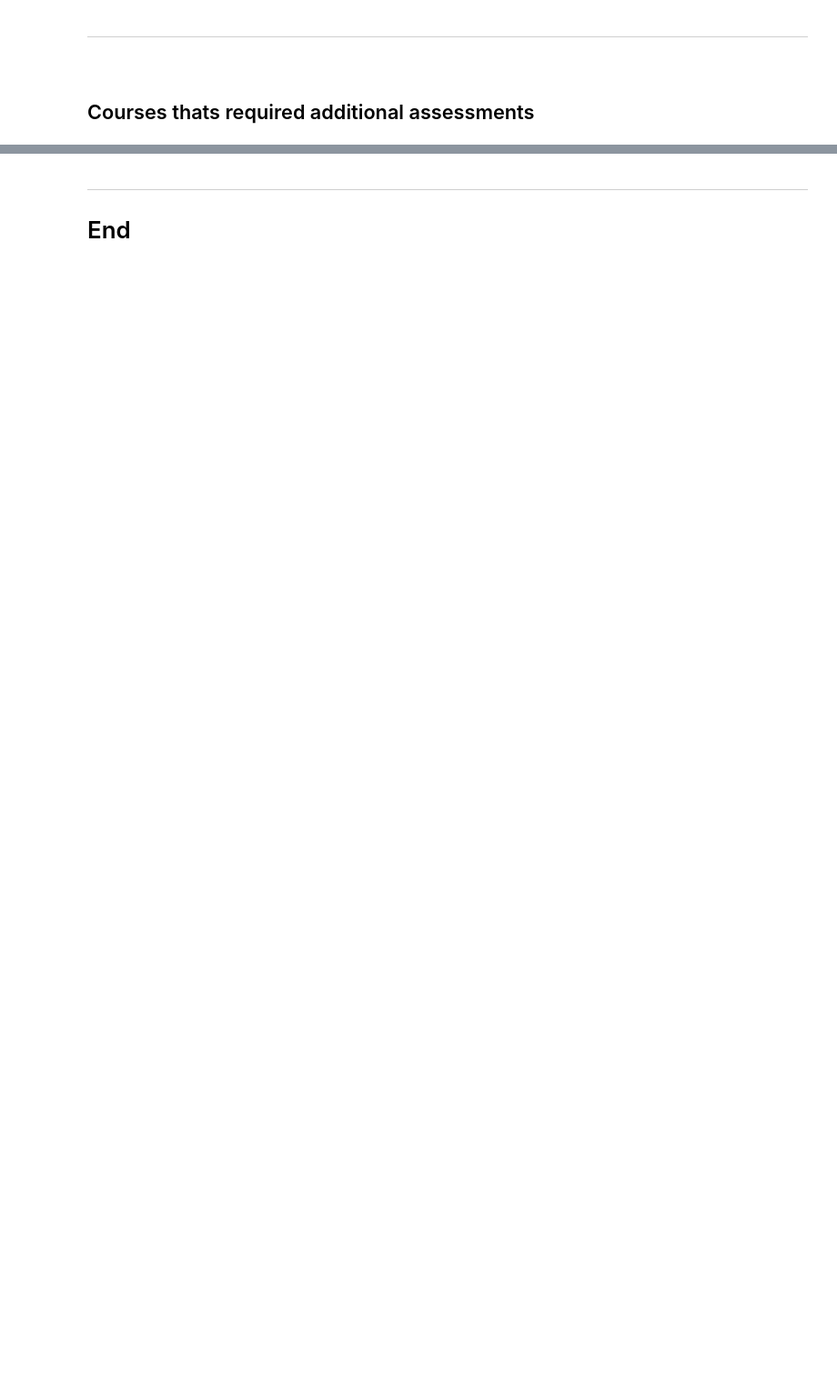
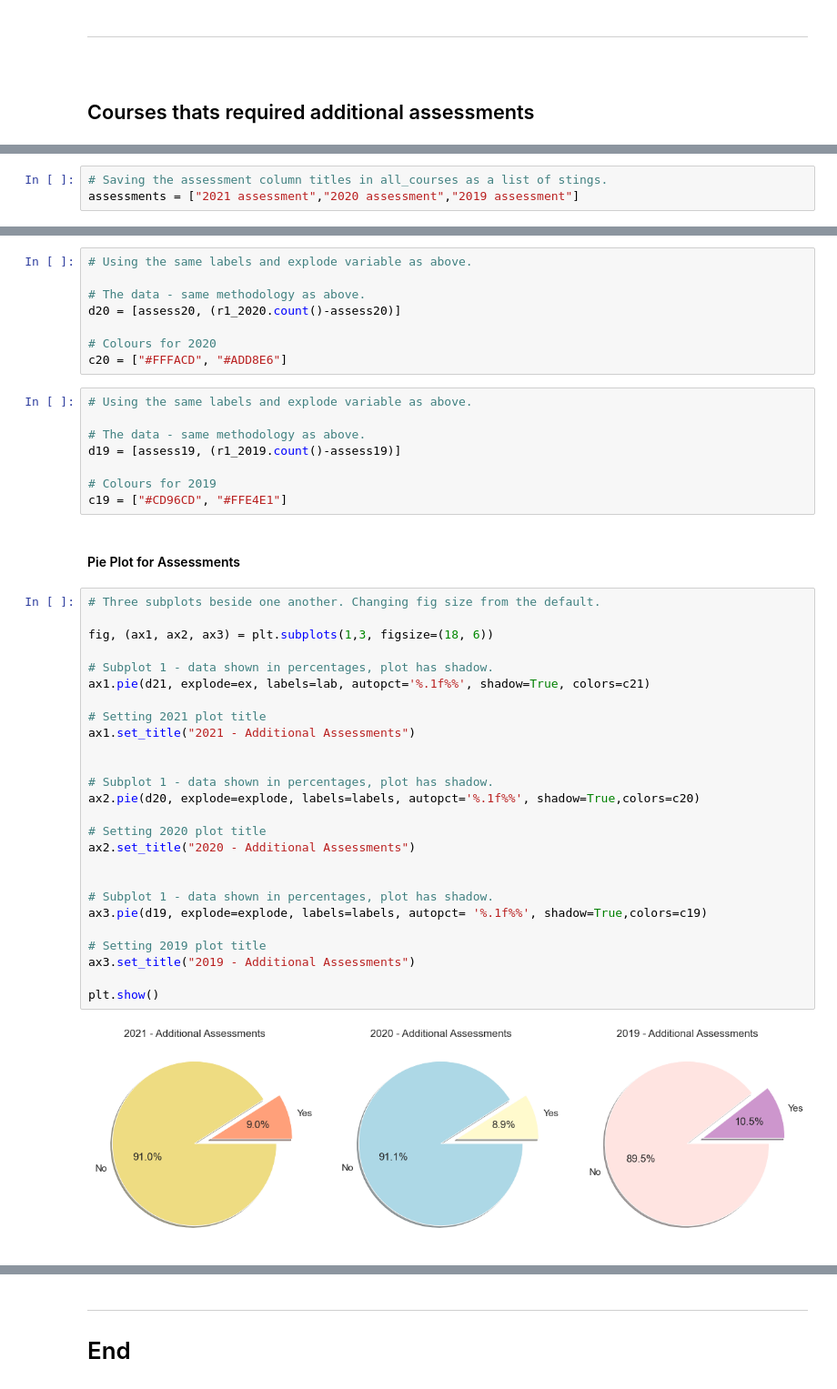
Before and after one commit to RYANCOX00/Fundamentals_of_DA, a Jupyter notebook: cao.ipynb, the cells around one changed output, grey strips where cells are left out. Shown at 91% size. Saved outputs shown, nothing was run; the diff lists cells and outputs as text; blank space fills up the shorter version.

```diff
--- a/cao.ipynb
+++ b/cao.ipynb
@@ -832 +834,4 @@ assess21, assess20, assess19 = all_courses[assessments].sum()
+# %%
+# Saving the assessment column titles in all_courses as a list of stings.
+assessments = ["2021 assessment","2020 assessment","2019 assessment"]
 # %%
@@ -842,0 +854,46 @@ In 2019, 95 courses had an additional assessments.
+# %%
+# Using the same labels and explode variable as above.
+
+# The data - same methodology as above.
+d20 = [assess20, (r1_2020.count()-assess20)]
+
+# Colours for 2020
+c20 = ["#FFFACD", "#ADD8E6"]
+# %%
+# Using the same labels and explode variable as above.
+
+# The data - same methodology as above.
+d19 = [assess19, (r1_2019.count()-assess19)]
+
+# Colours for 2019
+c19 = ["#CD96CD", "#FFE4E1"]
+# %% [markdown]
+#### Pie Plot for Assessments
+# %%
+# Three subplots beside one another. Changing fig size from the default.
+
+fig, (ax1, ax2, ax3) = plt.subplots(1,3, figsize=(18, 6))
+
+# Subplot 1 - data shown in percentages, plot has shadow.
+ax1.pie(d21, explode=ex, labels=lab, autopct='%.1f%%', shadow=True, colors=c21)
+
+# Setting 2021 plot title
+ax1.set_title("2021 - Additional Assessments")
+
+
+# Subplot 1 - data shown in percentages, plot has shadow.
+ax2.pie(d20, explode=explode, labels=labels, autopct='%.1f%%', shadow=True,colors=c20)
+
+# Setting 2020 plot title
+ax2.set_title("2020 - Additional Assessments")
+
+
+# Subplot 1 - data shown in percentages, plot has shadow.
+ax3.pie(d19, explode=explode, labels=labels, autopct= '%.1f%%', shadow=True,colors=c19)
+
+# Setting 2019 plot title
+ax3.set_title("2019 - Additional Assessments")
+
+plt.show()
+# %% [output]
+[figure, added]
```
Also changed, not shown: parts of 11 cells of this notebook, 10 other files.
